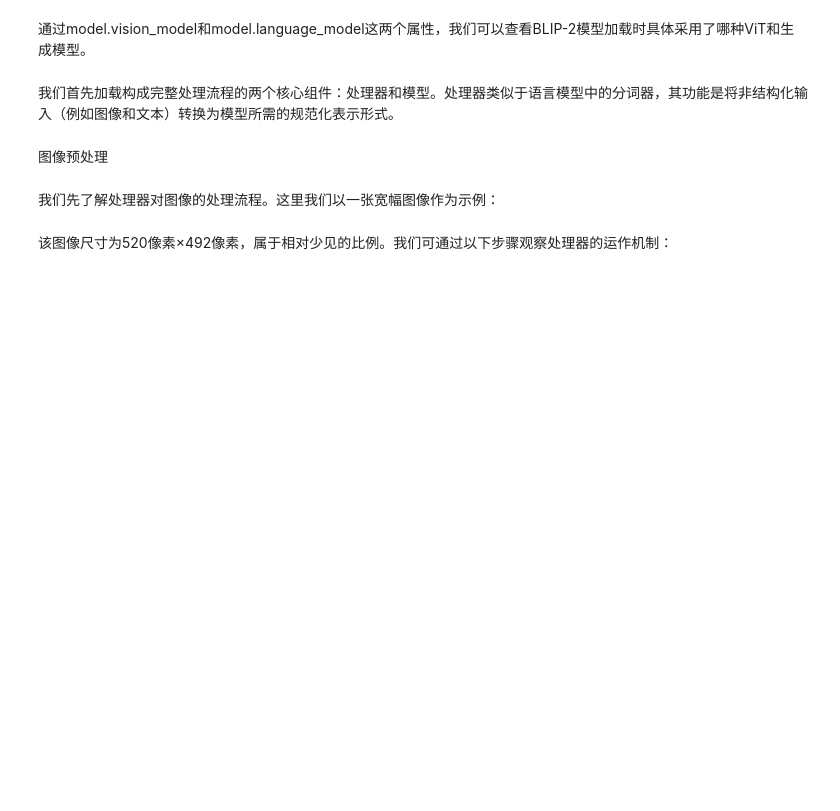
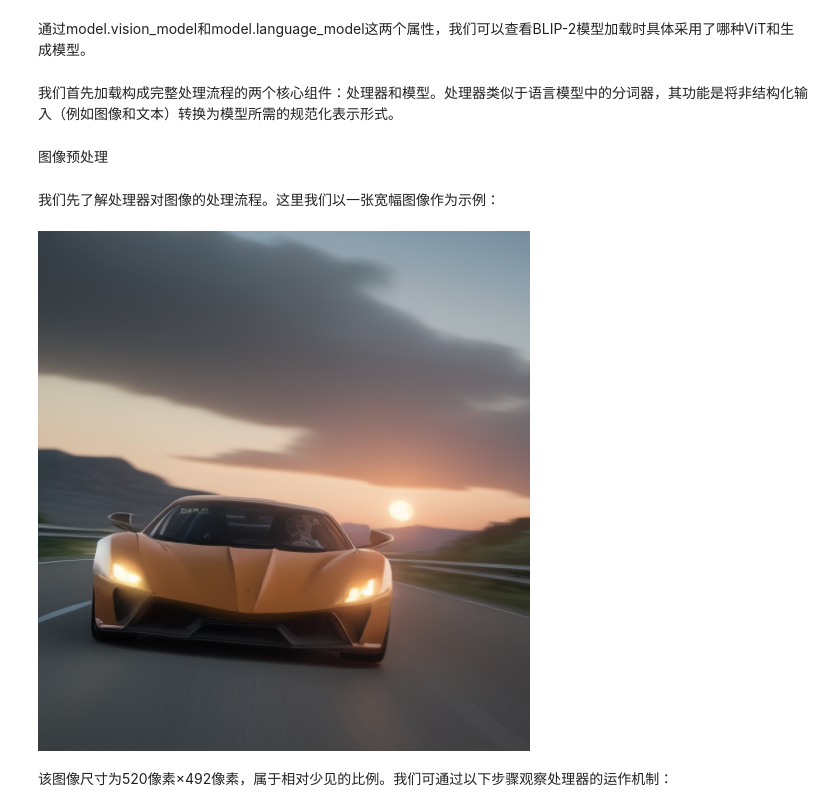
Before and after one commit to zaxys916/LLM-Illustrated, a Jupyter notebook: 第九章/第九章 多模态LLM.ipynb, the cells around one changed output. Cells and saved outputs as stored; diff of their text form; code cells hidden in the pictures; blank space fills up the shorter version.

Commit message:
feat(chapter9): 补充多模态图像识别示例
新增 car、cat、puppy 和罗夏墨迹示例图片，并更新多模态 LLM Notebook。

```diff
--- a/第九章/第九章 多模态LLM.ipynb
+++ b/第九章/第九章 多模态LLM.ipynb
@@ -472,9 +487,10 @@ To support symlinks on Windows, you either need to activate Developer Mode or to
 我们先了解处理器对图像的处理流程。这里我们以一张宽幅图像作为示例：
 # %%
 # 加载跑车图像
-car_path = "https://raw.githubusercontent.com/HandsOnLLM/Hands-On-Large-Language-Models/main/chapter09/images/car.png"
-image = Image.open(urlopen(car_path)).convert("RGB")
+image = Image.open("picture/car.png").convert("RGB")
 image
+# %% [output]
+[figure, added]
 # %% [markdown]
 该图像尺寸为520像素×492像素，属于相对少见的比例。我们可通过以下步骤观察处理器的运作机制：
 # %%
```
Also changed, not shown: parts of 22 cells of this notebook, 4 other files.
